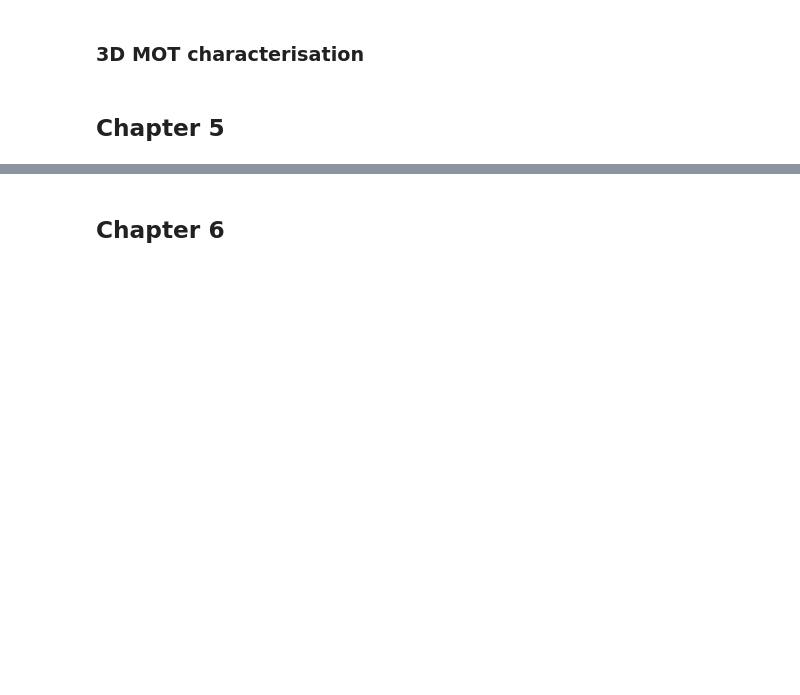
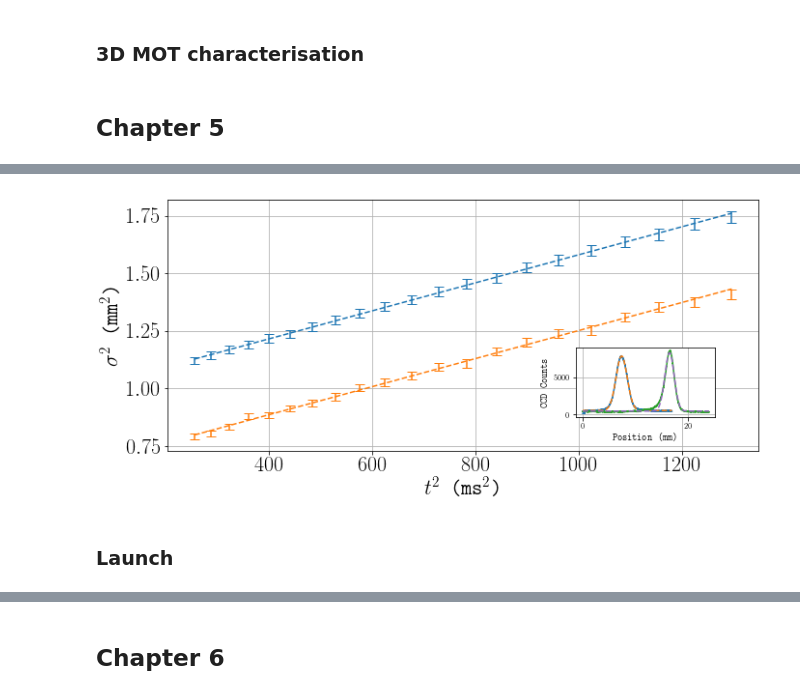
Before and after one commit to jstammers/thesis, a Jupyter notebook: Thesis Plots.ipynb, the cells around one changed output, grey strips where cells are left out. Cells and saved outputs as stored; diff of their text form; code cells hidden in the pictures; blank space fills up the shorter version.

```diff
--- a/Thesis Plots.ipynb
+++ b/Thesis Plots.ipynb
@@ -410,0 +439,25 @@ plt.savefig("../loading_rate.pdf")
+# %%
+plt.figure(figsize=(10,5))
+plt.errorbar(tempData["time"],tempData["x"],tempData["x_err"],linestyle="None",marker="o",mfc="None",ms=0.1,capsize=5)
+plt.errorbar(tempData["time"],tempData["y"],tempData["y_err"],linestyle="None",marker="o",mfc="None",ms=0.1,capsize=5)
+plt.plot(tempData["time"],tempData["x_pred"],linestyle="--",color="C0")
+plt.plot(tempData["time"],tempData["y_pred"],linestyle="--",color="C1")
+plt.xlabel(r"$t^2$ (ms$^2$)")
+plt.ylabel(r"$\sigma^2$ (mm$^2$)")
+
+a = plt.axes([.7, .3, .2, .2])
+plt.plot(fitX[0]*1e3,fitX[1])
+plt.plot(fitX[0]*1e3,fitX[2],linestyle="--",color="C1",alpha=1)
+plt.plot(fitY[0]*1e3,fitY[1],color="C2")
+plt.plot(fitY[0]*1e3,fitY[2],linestyle="--",color="C4",alpha=1)
+plt.xticks(fontsize=8)
+plt.yticks(fontsize=8)
+plt.xlabel("Position (mm)",fontsize=10)
+plt.ylabel("CCD Counts",fontsize=10)
+
+plt.tight_layout()
+plt.savefig("../temperature_launch.pdf")
+# %% [output]
+[figure, added]
+# %% [markdown]
+### Launch
```
Also changed, not shown: parts of 11 cells of this notebook, 9 other files.
